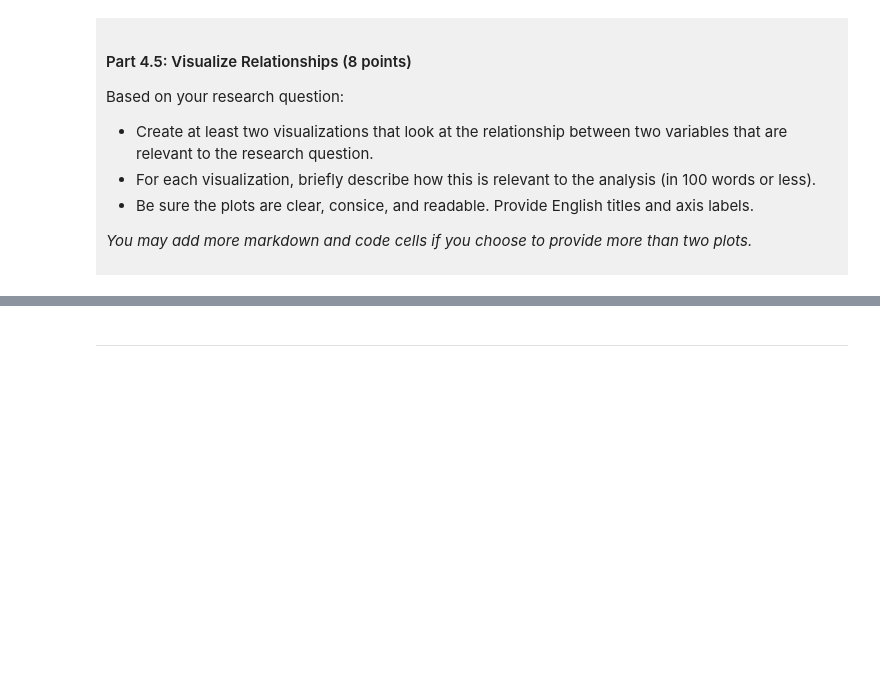
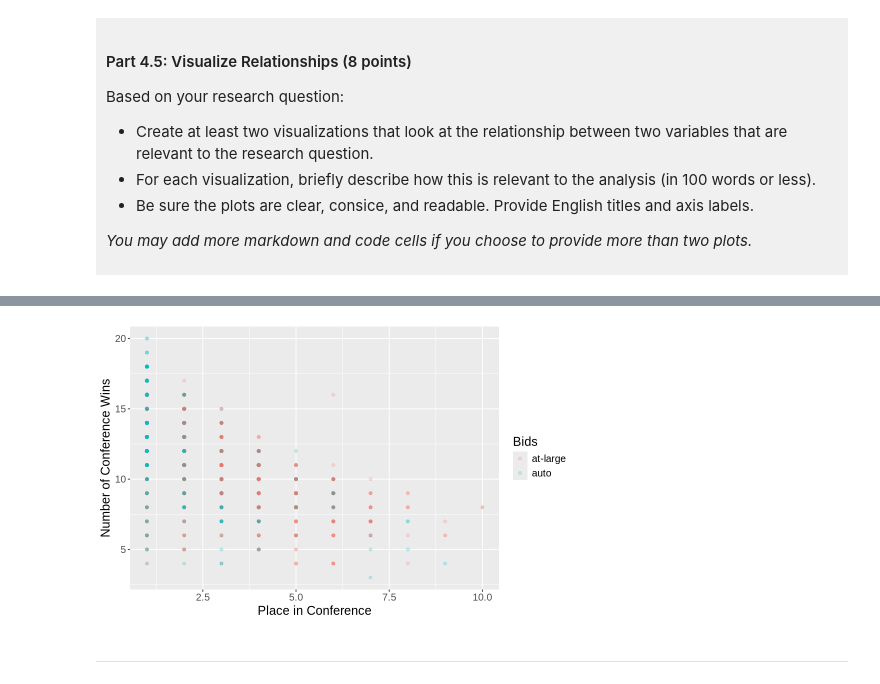
Before and after one commit to jqinggggg/dsci-100-project-junqing-ma, a Jupyter notebook: dsci-100-project-notebook.ipynb, the cells around one changed output, grey strips where cells are left out. Cells and saved outputs as stored; diff of their text form; code cells hidden in the pictures; blank space fills up the shorter version.

```diff
--- a/dsci-100-project-notebook.ipynb
+++ b/dsci-100-project-notebook.ipynb
@@ -328,5 +392,17 @@ Visualization 2: %%% EDIT THIS MARKDOWN CELL%%%
 # %%
-### EDIT THIS CODE CELL FOR VISUALIZATION 2###
+options(repr.plot.width = 8, repr.plot.height = 5)
+
+figure_2 <- tidy_women_mm |>
+    ggplot(aes(x = conf_rank, y = conf_wins, color = bid)) +
+    geom_point(alpha = 0.2, size = 1.5) +
+    labs(x = "Place in Conference",
+        y = "Number of Conference Wins",
+        color = "Bids") +
+    theme(text = element_text(size = 15))
+
+figure_2
+# %% [output]
+[figure, added]
 # %% [markdown]
 ------
 # %% [markdown]
```
Also changed, not shown: parts of 10 cells of this notebook.
